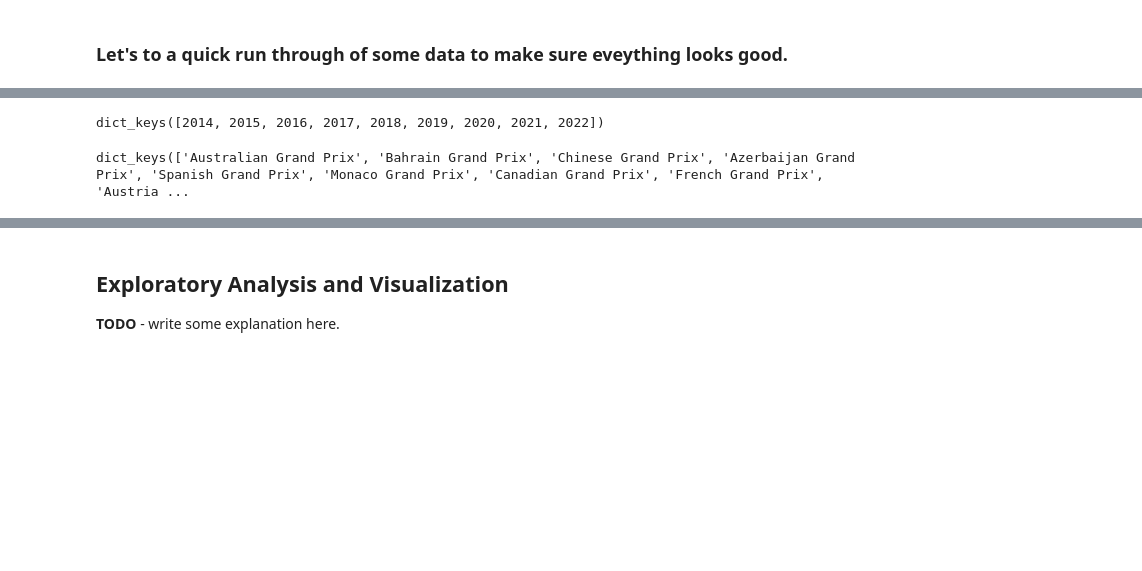
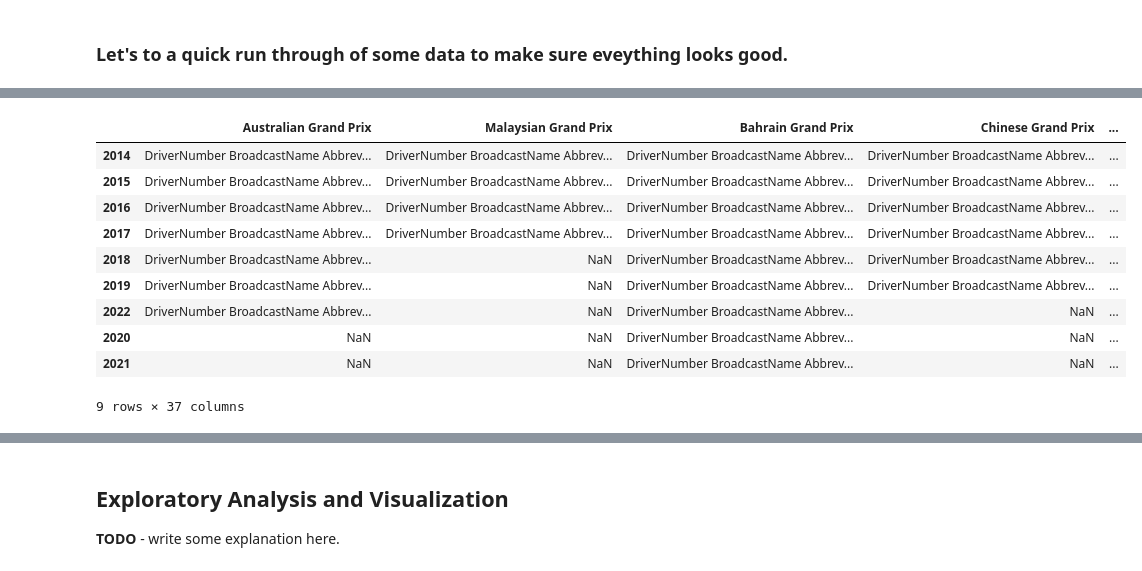
Before and after one commit to Zoibderg/F1-Analysis, a Jupyter notebook: Hybrid_Era_Analysis.ipynb, the cells around one changed output, grey strips where cells are left out. Saved outputs shown, nothing was run; the diff lists cells and outputs as text; code cells hidden in the pictures; blank space fills up the shorter version.

```diff
--- a/Hybrid_Era_Analysis.ipynb
+++ b/Hybrid_Era_Analysis.ipynb
@@ -408,8 +422,14 @@ hybrid_events
 # %%
-hybrid_event_data.keys()
+hybrid_event_data
 # %% [output]
+|  | Australian Grand Prix | Malaysian Grand Prix | Bahrain Grand Prix | Chinese Grand Prix | ... |
+| 2014 | DriverNumber BroadcastName Abbrev... | DriverNumber BroadcastName Abbrev... | DriverNumber BroadcastName Abbrev... | DriverNumber BroadcastName Abbrev... | ... |
+| 2015 | DriverNumber BroadcastName Abbrev... | DriverNumber BroadcastName Abbrev... | DriverNumber BroadcastName Abbrev... | DriverNumber BroadcastName Abbrev... | ... |
+| 2016 | DriverNumber BroadcastName Abbrev... | DriverNumber BroadcastName Abbrev... | DriverNumber BroadcastName Abbrev... | DriverNumber BroadcastName Abbrev... | ... |
+| 2017 | DriverNumber BroadcastName Abbrev... | DriverNumber BroadcastName Abbrev... | DriverNumber BroadcastName Abbrev... | DriverNumber BroadcastName Abbrev... | ... |
+| 2018 | DriverNumber BroadcastName Abbrev... | NaN | DriverNumber BroadcastName Abbrev... | DriverNumber BroadcastName Abbrev... | ... |
+| 2019 | DriverNumber BroadcastName Abbrev... | NaN | DriverNumber BroadcastName Abbrev... | DriverNumber BroadcastName Abbrev... | ... |
+| 2022 | DriverNumber BroadcastName Abbrev... | NaN | DriverNumber BroadcastName Abbrev... | NaN | ... |
+| 2020 | NaN | NaN | DriverNumber BroadcastName Abbrev... | NaN | ... |
+| 2021 | NaN | NaN | DriverNumber BroadcastName Abbrev... | NaN | ... |
-dict_keys([2014, 2015, 2016, 2017, 2018, 2019, 2020, 2021, 2022])
+9 rows × 37 columns
-# %%
-hybrid_event_data[2018].keys()
-# %% [output]
-dict_keys(['Australian Grand Prix', 'Bahrain Grand Prix', 'Chinese Grand Prix', 'Azerbaijan Grand Prix', 'Spanish Grand Prix', 'Monaco Grand Prix', 'Canadian Grand Prix', 'French Grand Prix', 'Austria ...
```
Also changed, not shown: parts of 10 cells of this notebook.
